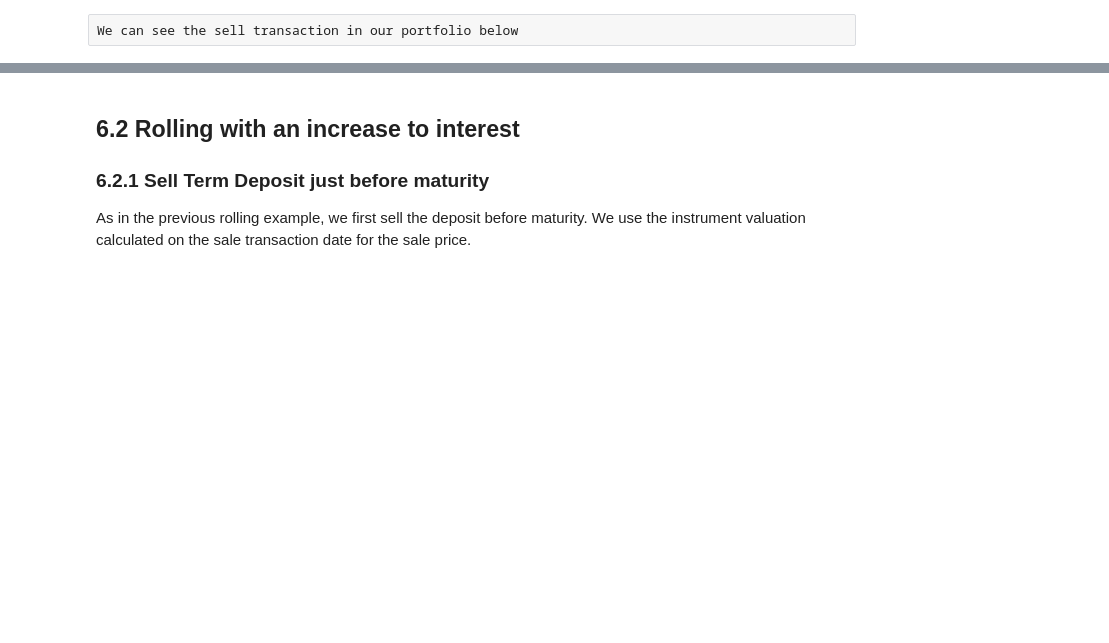
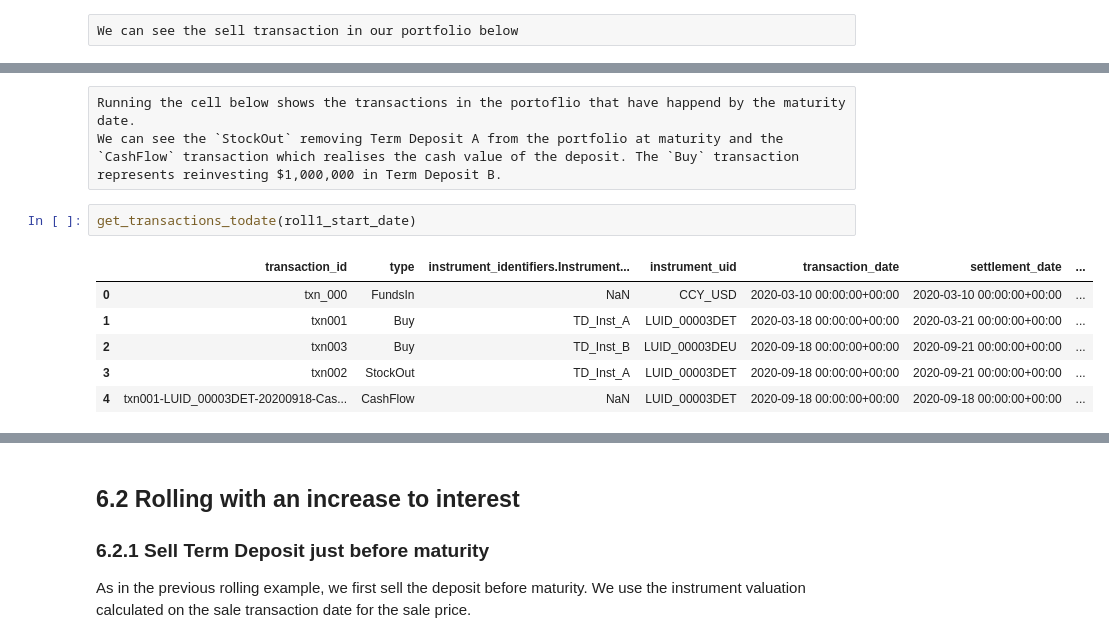
Before and after one commit to liberty-askew/sample-notebooks, a Jupyter notebook: examples/use-cases/instruments/Term Deposit.ipynb, the cells around one changed output, grey strips where cells are left out. Drawn from its saved outputs; the diff is of its cells as text; blank space fills up the shorter version.

```diff
--- a/examples/use-cases/instruments/Term Deposit.ipynb
+++ b/examples/use-cases/instruments/Term Deposit.ipynb
@@ -468,0 +569,12 @@ We can see the sell transaction in our portfolio below
+# %% [raw]
+Running the cell below shows the transactions in the portoflio that have happend by the maturity date.
+We can see the `StockOut` removing Term Deposit A from the portfolio at maturity and the `CashFlow` transaction which realises the cash value of the deposit. The `Buy` transaction represents reinvesting $1,000,000 in Term Deposit B.
+# %%
+get_transactions_todate(roll1_start_date)
+# %% [output]
+|  | transaction_id | type | instrument_identifiers.Instrument... | instrument_uid | transaction_date | settlement_date | ... |
+| 0 | txn_000 | FundsIn | NaN | CCY_USD | 2020-03-10 00:00:00+00:00 | 2020-03-10 00:00:00+00:00 | ... |
+| 1 | txn001 | Buy | TD_Inst_A | LUID_00003DET | 2020-03-18 00:00:00+00:00 | 2020-03-21 00:00:00+00:00 | ... |
+| 2 | txn003 | Buy | TD_Inst_B | LUID_00003DEU | 2020-09-18 00:00:00+00:00 | 2020-09-21 00:00:00+00:00 | ... |
+| 3 | txn002 | StockOut | TD_Inst_A | LUID_00003DET | 2020-09-18 00:00:00+00:00 | 2020-09-21 00:00:00+00:00 | ... |
+| 4 | txn001-LUID_00003DET-20200918-Cas... | CashFlow | NaN | LUID_00003DET | 2020-09-18 00:00:00+00:00 | 2020-09-18 00:00:00+00:00 | ... |
```
Also changed, not shown: parts of 81 cells of this notebook.
